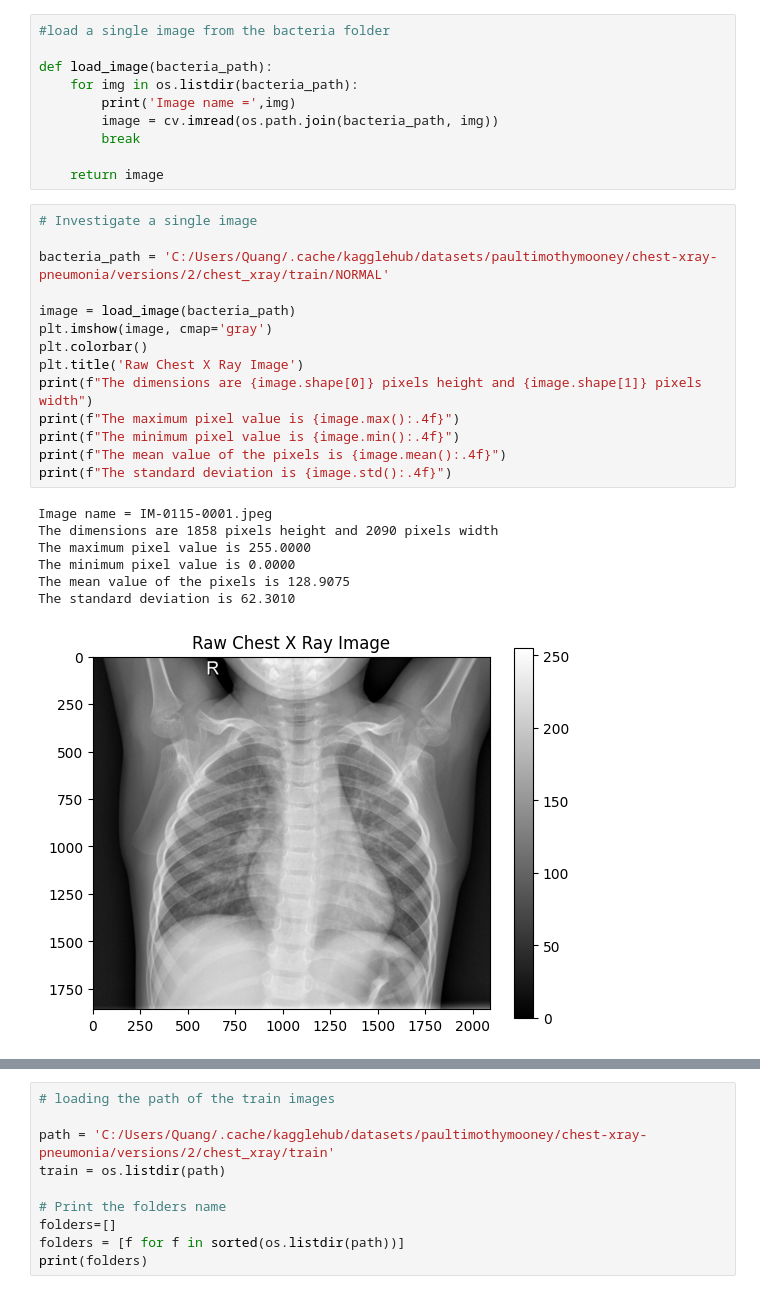
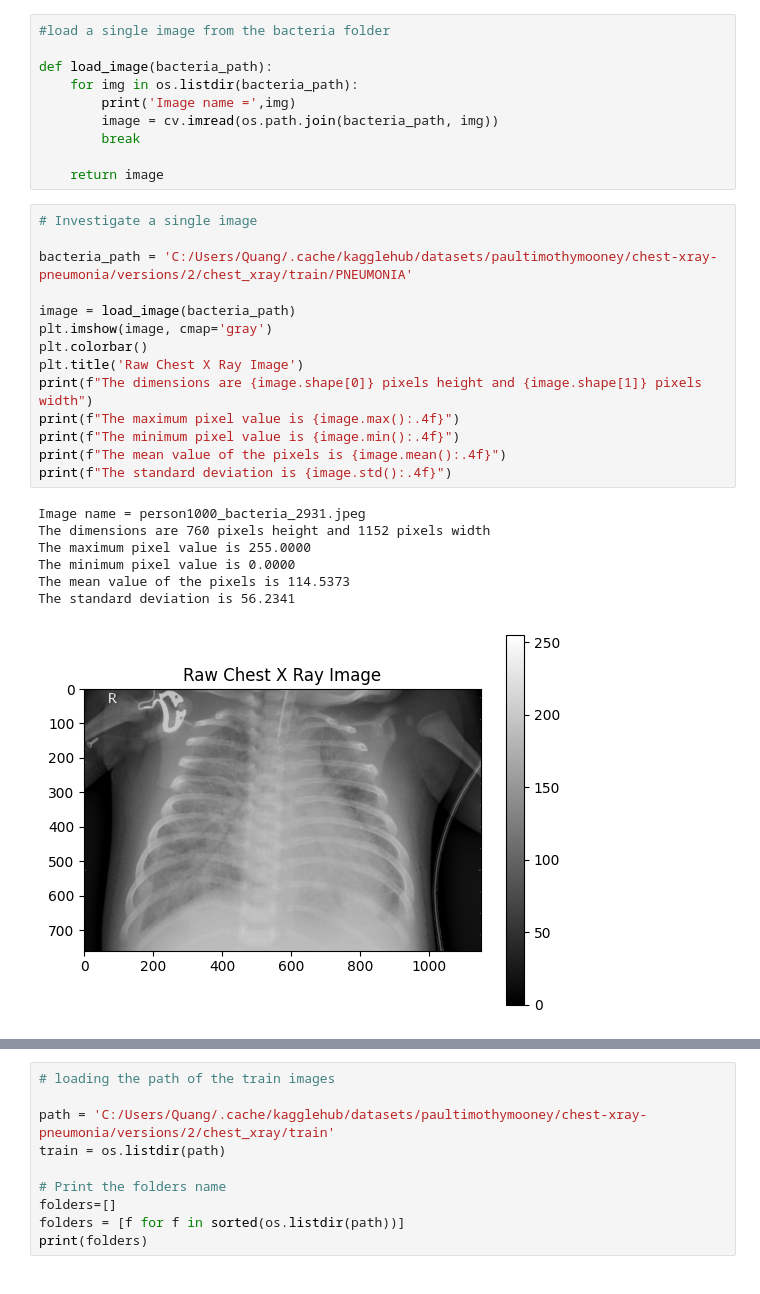
Before and after one commit to quangptt0910/Xray_disease_detector, a Jupyter notebook: main.ipynb, the cells around one changed output, grey strips where cells are left out. Drawn from its saved outputs; the diff is of its cells as text.

```diff
--- a/main.ipynb
+++ b/main.ipynb
@@ -19,25 +19,25 @@ def load_image(bacteria_path):
 # %%
 # Investigate a single image
 
-bacteria_path = 'C:/Users/Quang/.cache/kagglehub/datasets/paultimothymooney/chest-xray-pneumonia/versions/2/chest_xray/train/NORMAL'
+bacteria_path = 'C:/Users/Quang/.cache/kagglehub/datasets/paultimothymooney/chest-xray-pneumonia/versions/2/chest_xray/train/PNEUMONIA'
 
 image = load_image(bacteria_path)
 plt.imshow(image, cmap='gray')
 plt.colorbar()
 plt.title('Raw Chest X Ray Image')
 print(f"The dimensions are {image.shape[0]} pixels height and {image.shape[1]} pixels width")
 print(f"The maximum pixel value is {image.max():.4f}")
 print(f"The minimum pixel value is {image.min():.4f}")
 print(f"The mean value of the pixels is {image.mean():.4f}")
 print(f"The standard deviation is {image.std():.4f}")
 # %% [output]
-Image name = IM-0115-0001.jpeg
-The dimensions are 1858 pixels height and 2090 pixels width
+Image name = person1000_bacteria_2931.jpeg
+The dimensions are 760 pixels height and 1152 pixels width
 The maximum pixel value is 255.0000
 The minimum pixel value is 0.0000
-The mean value of the pixels is 128.9075
-The standard deviation is 62.3010
+The mean value of the pixels is 114.5373
+The standard deviation is 56.2341
-[figure, old version]
+[figure, new version]
 # %%
 # plot a histogram
 plt.hist(image.ravel(), bins=256, range=[0,256])
```
Also changed, not shown: parts of 7 cells of this notebook.
